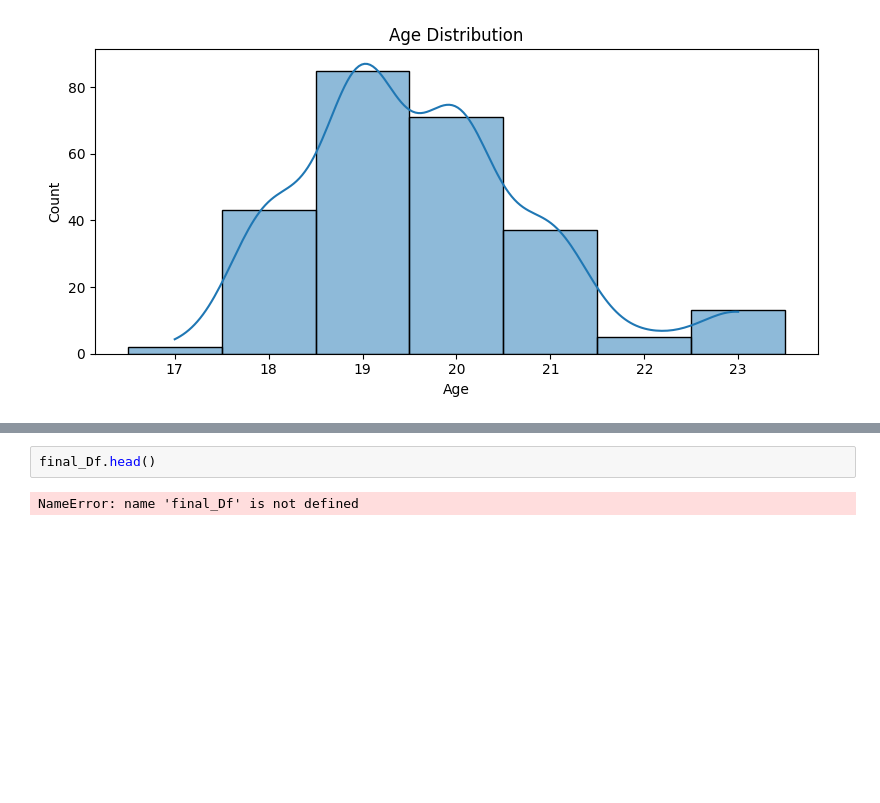
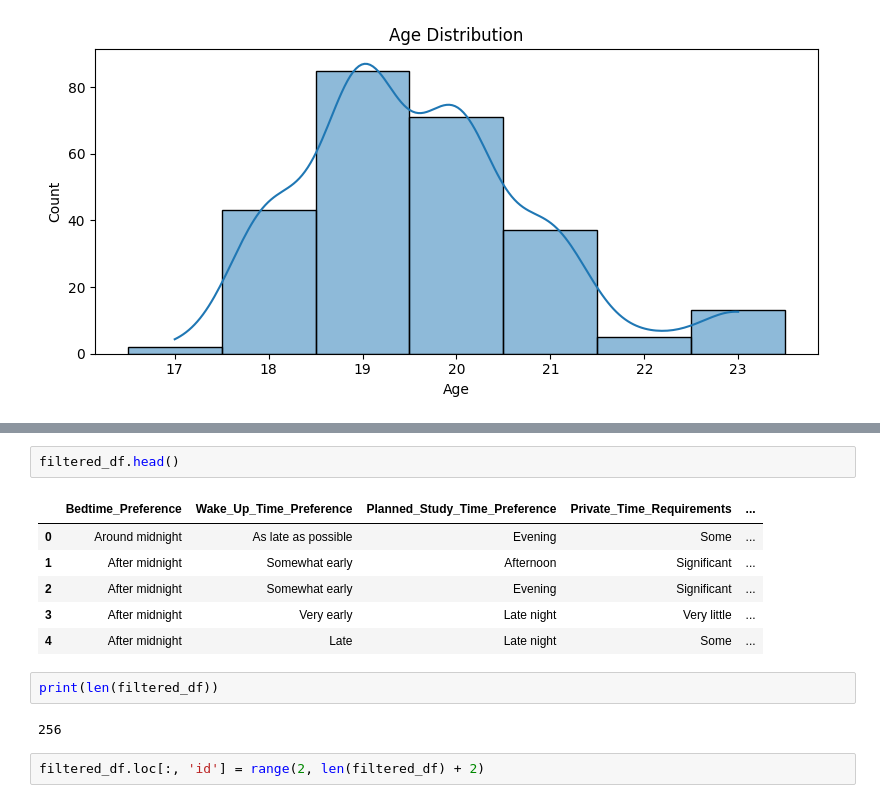
Before and after one commit to khaled-elsaeed/Roommate-Recommender, a Jupyter notebook: src/eda/EDA.ipynb, the cells around one changed output, grey strips where cells are left out. Drawn from its saved outputs; the diff is of its cells as text; blank space fills up the shorter version.

```diff
--- a/src/eda/EDA.ipynb
+++ b/src/eda/EDA.ipynb
@@ -450,4 +565,15 @@ max     23.000000
 # %%
-final_Df.head()
+filtered_df.head()
 # %% [output]
-NameError: name 'final_Df' is not defined
+|  | Bedtime_Preference | Wake_Up_Time_Preference | Planned_Study_Time_Preference | Private_Time_Requirements | ... |
+| 0 | Around midnight | As late as possible | Evening | Some | ... |
+| 1 | After midnight | Somewhat early | Afternoon | Significant | ... |
+| 2 | After midnight | Somewhat early | Evening | Significant | ... |
+| 3 | After midnight | Very early | Late night | Very little | ... |
+| 4 | After midnight | Late | Late night | Some | ... |
+# %%
+print(len(filtered_df))
+# %% [output]
+256
+# %%
+filtered_df.loc[:, 'id'] = range(2, len(filtered_df) + 2)
```
Also changed, not shown: parts of 23 cells of this notebook, 25 other files.
